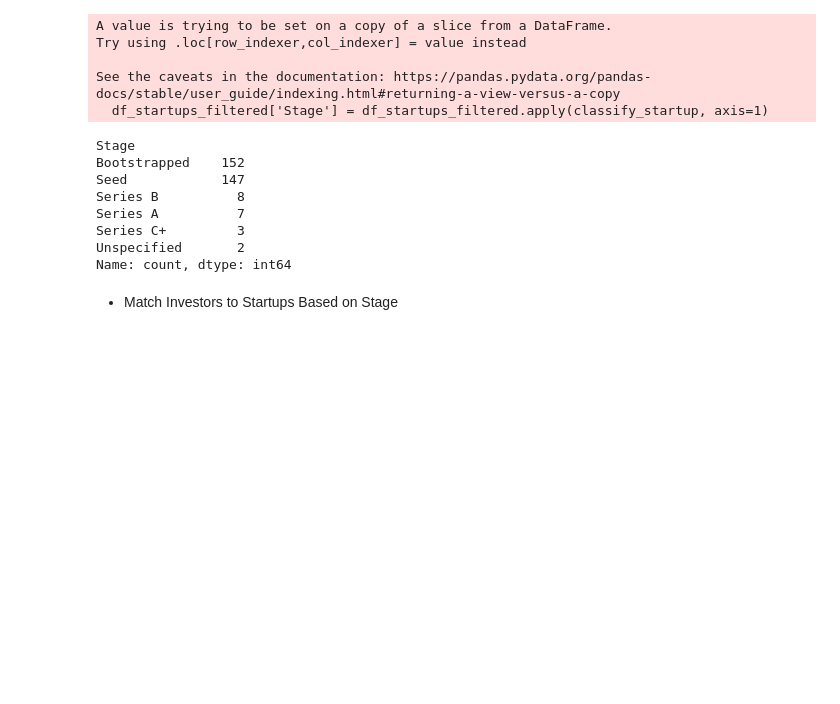
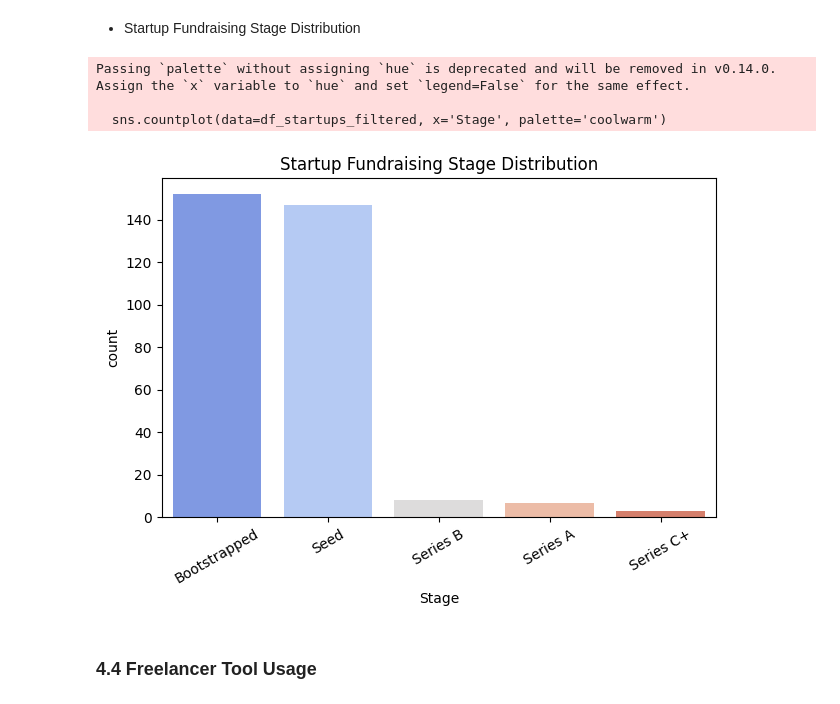
Before and after one commit to Okwy009/TDN, a Jupyter notebook: TDN_Alpha_and_Access/Project/Combining_Data.ipynb, the cells around one changed output. Cells and saved outputs as stored; diff of their text form; code cells hidden in the pictures; blank space fills up the shorter version.

```diff
--- a/TDN_Alpha_and_Access/Project/Combining_Data.ipynb
+++ b/TDN_Alpha_and_Access/Project/Combining_Data.ipynb
@@ -56,0 +100,17 @@ founders_needs = founders_df[['Name', 'Company Name', 'Business owner / CEO / Di
+# %%
+startup_stage_columns = [
+    'Bootstrapped\n(195)', 'Pre-seed\n(109)', 'Seed\n(149)',
+    'Series A\n(8)', 'Series B\n(8)', 'Series C+\n(3)'
+]
+
+def classify_startup(row):
+    if row[startup_stage_columns[5]] == 1: return 'Series C+'
+    elif row[startup_stage_columns[4]] == 1: return 'Series B'
+    elif row[startup_stage_columns[3]] == 1: return 'Series A'
+    elif row[startup_stage_columns[2]] == 1: return 'Seed'
+    elif row[startup_stage_columns[1]] == 1: return 'Pre-seed'
+    elif row[startup_stage_columns[0]] == 1: return 'Bootstrapped'
+    return 'Unspecified'
+
+df_startups_filtered = df_startups[['Name', 'Email', 'Company Name'] + startup_stage_columns]
+df_startups_filtered['Stage'] = df_startups_filtered.apply(classify_startup, axis=1)
@@ -163,55 +232,16 @@ Name: count, dtype: int64
+# %% [markdown]
+- Startup Fundraising Stage Distribution
 # %%
-# Load startup stage columns
-
-df_startups = all_sheets['AI startups']
-
-startup_stage_columns = [
-    'Bootstrapped\n(195)',
-    'Pre-seed\n(109)',
-    'Seed\n(149)',
-    'Series A\n(8)',
-    'Series B\n(8)',
-    'Series C+\n(3)'
-]
-
-df_startups_filtered = df_startups[['Name', 'Email', 'Company Name'] + startup_stage_columns]
-
-# Categorize fundraising stage
-
-def classify_startup(row):
-    if row['Series C+\n(3)'] == 1:
-        return 'Series C+'
-    elif row['Series B\n(8)'] == 1:
-        return 'Series B'
-    elif row['Series A\n(8)'] == 1:
-        return 'Series A'
-    elif row['Seed\n(149)'] == 1:
-        return 'Seed'
-    elif row['Pre-seed\n(109)'] == 1:
-        return 'Pre-seed'
-    elif row['Bootstrapped\n(195)'] == 1:
-        return 'Bootstrapped'
-    else:
-        return 'Unspecified'
-
-df_startups_filtered['Stage'] = df_startups_filtered.apply(classify_startup, axis=1)
-
-df_startups_filtered.to_excel('Cleaned_Data/startup_categories.xlsx', index=False)
-print(df_startups_filtered['Stage'].value_counts())
+sns.countplot(data=df_startups_filtered, x='Stage', palette='coolwarm')
+plt.title('Startup Fundraising Stage Distribution')
+plt.xticks(rotation=30)
+plt.tight_layout()
+plt.savefig('images/startup_stages.png')
 # %% [output]
-A value is trying to be set on a copy of a slice from a DataFrame.
-Try using .loc[row_indexer,col_indexer] = value instead
+Passing `palette` without assigning `hue` is deprecated and will be removed in v0.14.0. Assign the `x` variable to `hue` and set `legend=False` for the same effect.
 
-See the caveats in the documentation: https://pandas.pydata.org/pandas-docs/stable/user_guide/indexing.html#returning-a-view-versus-a-copy
-  df_startups_filtered['Stage'] = df_startups_filtered.apply(classify_startup, axis=1)
+  sns.countplot(data=df_startups_filtered, x='Stage', palette='coolwarm')
-Stage
-Bootstrapped    152
-Seed            147
-Series B          8
-Series A          7
-Series C+         3
-Unspecified       2
-Name: count, dtype: int64
+[figure, added]
 # %% [markdown]
-- Match Investors to Startups Based on Stage
+### 4.4 Freelancer Tool Usage
 # %%
```
Also changed, not shown: parts of 52 cells of this notebook, 19 other files.
